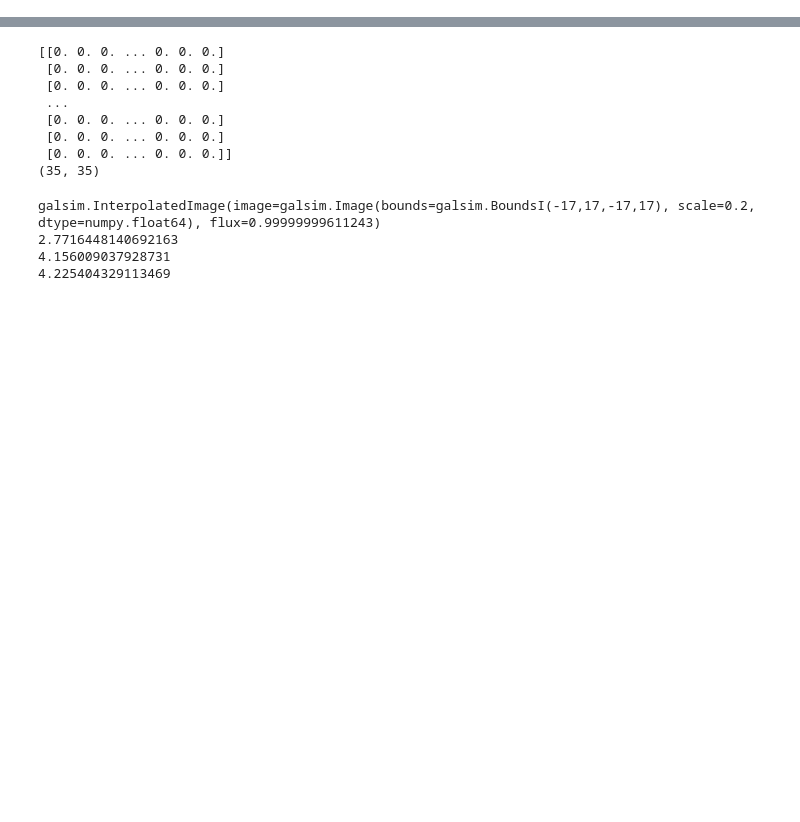
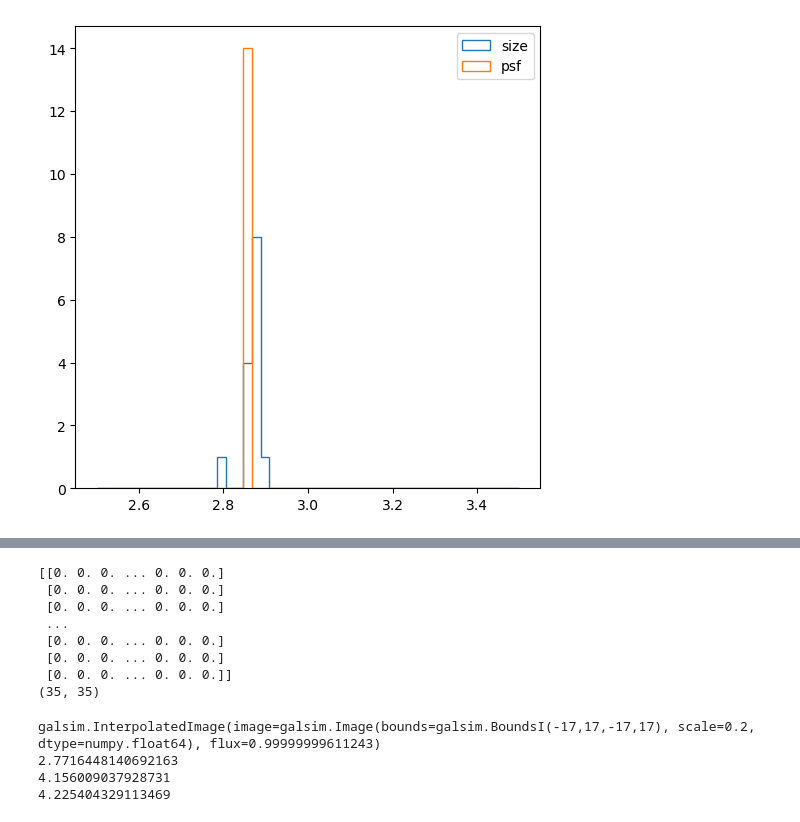
Before and after one commit to philipladuca24/LSST-SimCatVal, a Jupyter notebook: LSST-SimCatVal/testing_psf.ipynb, the cells around one changed output, grey strips where cells are left out. Drawn from its saved outputs; the diff is of its cells as text; code cells hidden in the pictures; blank space fills up the shorter version.

```diff
--- a/LSST-SimCatVal/testing_psf.ipynb
+++ b/LSST-SimCatVal/testing_psf.ipynb
@@ -5,0 +65,13 @@ import galsim
+# %%
+stars = temp[(mag < 23.75) & (size < 2.95) & (size > 2.75)]
+
+size_bins = np.linspace(2.5,3.5,50)
+star_size = np.sqrt(stars['base_SdssShape_xx'] + stars['base_SdssShape_yy'])
+star_psf = np.sqrt(stars['base_SdssShape_psf_xx'] + stars['base_SdssShape_psf_yy'])
+fig, ax = plt.subplots(figsize=(6,6))
+plt.hist(star_size, size_bins, histtype="step", label="size")
+plt.hist(star_psf, size_bins, histtype="step", label="psf")
+plt.legend()
+plt.show()
+# %% [output]
+[figure, added]
```
Also changed, not shown: parts of 7 cells of this notebook, 2 other files.
